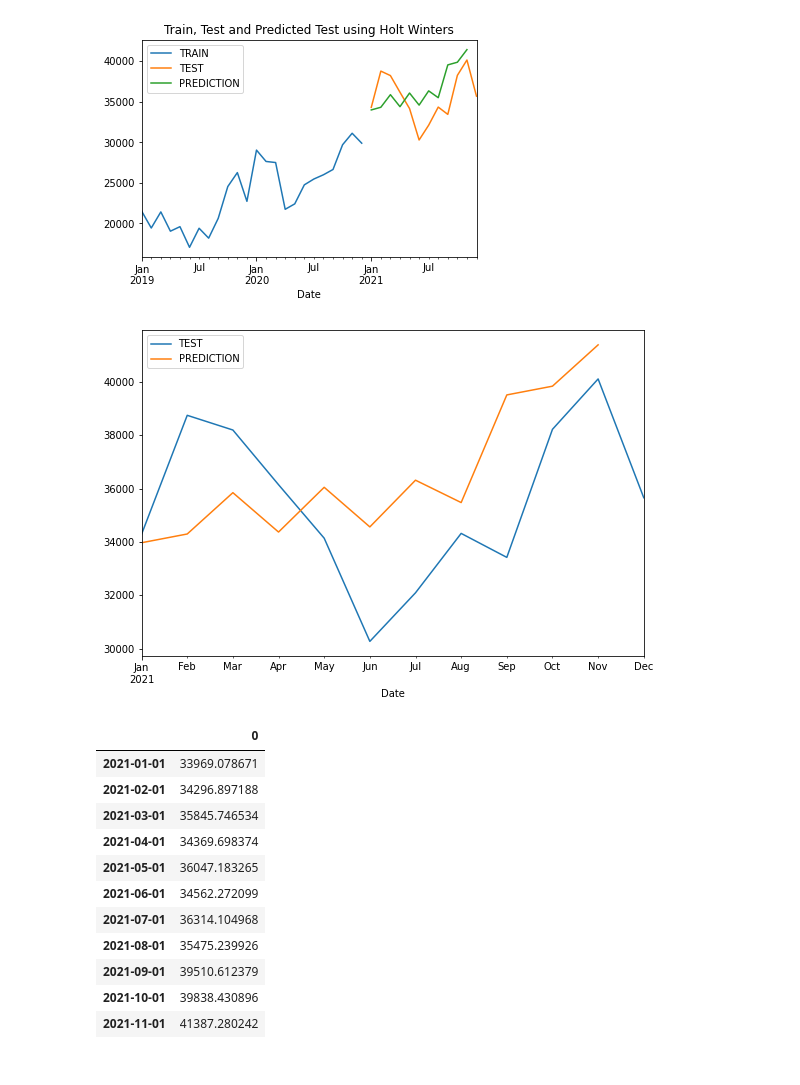
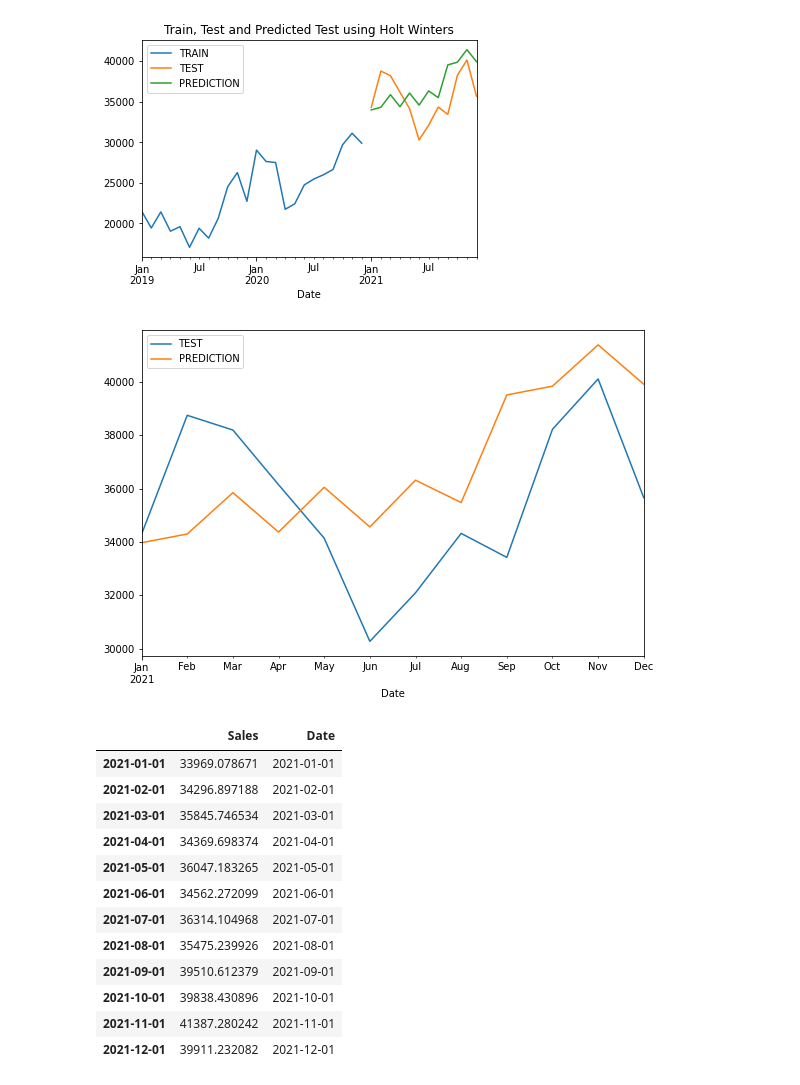
Before and after one commit to sdave-connexion/Hierarical-sales-forecsting, a Jupyter notebook: 12months_Holt_Winters.ipynb, the cells around one changed output. Cells and saved outputs as stored; diff of their text form; code cells hidden in the pictures.

```diff
--- a/12months_Holt_Winters.ipynb
+++ b/12months_Holt_Winters.ipynb
@@ -74,7 +74,7 @@ train_df = df
 test_df = forecast_data
 # %%
 fitted_model = ExponentialSmoothing(train_df['Sales'],trend='add',seasonal='add',seasonal_periods=8).fit()
-test_predictions = fitted_model.forecast(11)
+test_predictions = fitted_model.forecast(12)
 train_df['Sales'].plot(legend=True,label='TRAIN')
 test_df['Sales'].plot(legend=True,label='TEST',figsize=(6,4))
 test_predictions.plot(legend=True,label='PREDICTION')
@@ -86,20 +86,23 @@ Text(0.5, 1.0, 'Train, Test and Predicted Test using Holt Winters')
 test_df['Sales'].plot(legend=True,label='TEST',figsize=(9,6))
 test_predictions.plot(legend=True,label='PREDICTION');
 # %% [output]
-[figure, old version]
+[figure, new version]
 # %%
 df_forecast = pd.DataFrame(test_predictions)
+df_forecast.columns =['Sales']
+df_forecast['Date'] = df_forecast.index
 df_forecast
 # %% [output]
-|  | 0 |
-| 2021-01-01 | 33969.078671 |
-| 2021-02-01 | 34296.897188 |
-| 2021-03-01 | 35845.746534 |
-| 2021-04-01 | 34369.698374 |
-| 2021-05-01 | 36047.183265 |
-| 2021-06-01 | 34562.272099 |
-| 2021-07-01 | 36314.104968 |
-| 2021-08-01 | 35475.239926 |
-| 2021-09-01 | 39510.612379 |
-| 2021-10-01 | 39838.430896 |
-| 2021-11-01 | 41387.280242 |
+|  | Sales | Date |
+| 2021-01-01 | 33969.078671 | 2021-01-01 |
+| 2021-02-01 | 34296.897188 | 2021-02-01 |
+| 2021-03-01 | 35845.746534 | 2021-03-01 |
+| 2021-04-01 | 34369.698374 | 2021-04-01 |
+| 2021-05-01 | 36047.183265 | 2021-05-01 |
+| 2021-06-01 | 34562.272099 | 2021-06-01 |
+| 2021-07-01 | 36314.104968 | 2021-07-01 |
+| 2021-08-01 | 35475.239926 | 2021-08-01 |
+| 2021-09-01 | 39510.612379 | 2021-09-01 |
+| 2021-10-01 | 39838.430896 | 2021-10-01 |
+| 2021-11-01 | 41387.280242 | 2021-11-01 |
+| 2021-12-01 | 39911.232082 | 2021-12-01 |
```
Also changed, not shown: parts of 1 cell of this notebook.
